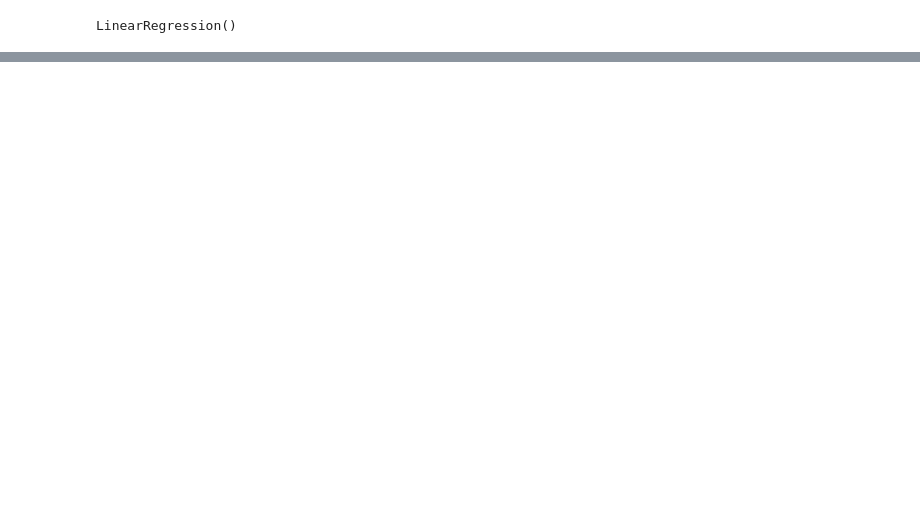
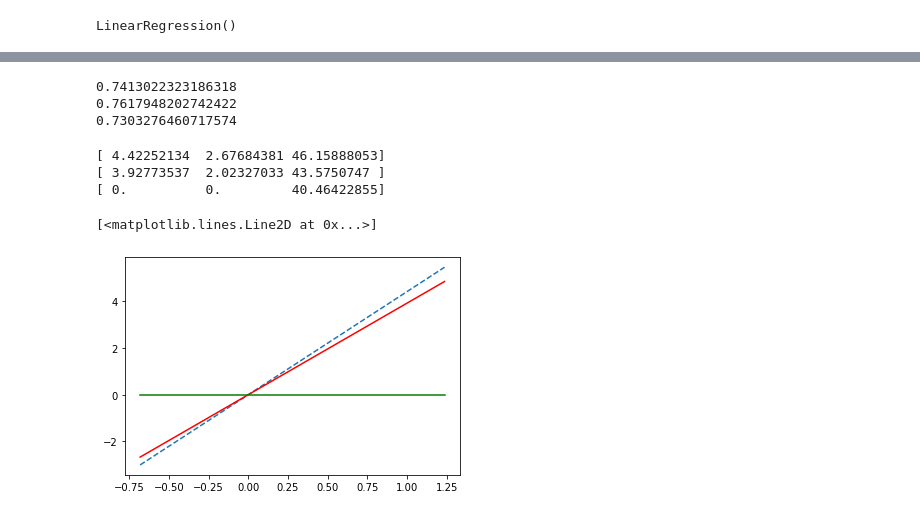
Before and after one commit to germanlinux/notebooks, a Jupyter notebook: blog/regression lineaire, lasso, ridge.ipynb, the cells around one changed output, grey strips where cells are left out. Saved outputs shown, nothing was run; the diff lists cells and outputs as text; code cells hidden in the pictures; blank space fills up the shorter version.

```diff
--- a/blog/regression lineaire, lasso, ridge.ipynb
+++ b/blog/regression lineaire, lasso, ridge.ipynb
@@ -107,0 +146,32 @@ print(ridg.intercept_)
+# %%
+print(reg.score(X_test, y_test))
+print(ridg.score(X_test, y_test))
+print(lasso.score(X_test, y_test))
+# %% [output]
+0.7413022323186318
+0.7617948202742422
+0.7303276460717574
+# %%
+print(reg.coef_)
+print(ridg.coef_)
+print(lasso.coef_)
+# %% [output]
+[ 4.42252134  2.67684381 46.15888053]
+[ 3.92773537  2.02327033 43.5750747 ]
+[ 0.          0.         40.46422855]
+# %%
+factreg1 =reg.coef_[0] * X_train[0,0]
+factreg2 =reg.coef_[0] * X_train[-1,0]
+
+factridg1 =ridg.coef_[0] * X_train[0,0]
+factridg2 =ridg.coef_[0] * X_train[-1,0]
+
+factlasso1 = lasso.coef_[0] * X_train[0,0]
+factlasso2 = lasso.coef_[0] * X_train[-1,0]
+# %%
+plt.plot([X_train[0,0], X_train[-1,0]] , [factreg1,factreg2], linestyle= '--')
+plt.plot([X_train[0,0], X_train[-1,0]] , [factridg1,factridg2], linestyle= '-', color ='r')
+plt.plot([X_train[0,0], X_train[-1,0]] , [factlasso1, factlasso2], linestyle= '-', color ='green')
+# %% [output]
+[<matplotlib.lines.Line2D at 0x...>]
+[figure, added]
```
Also changed, not shown: parts of 19 cells of this notebook.
